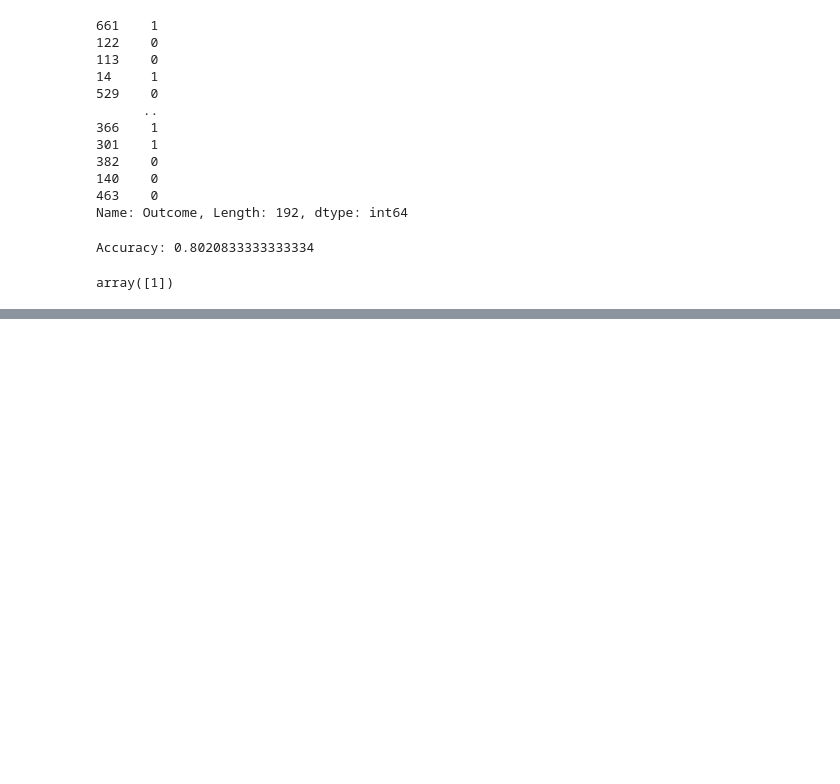
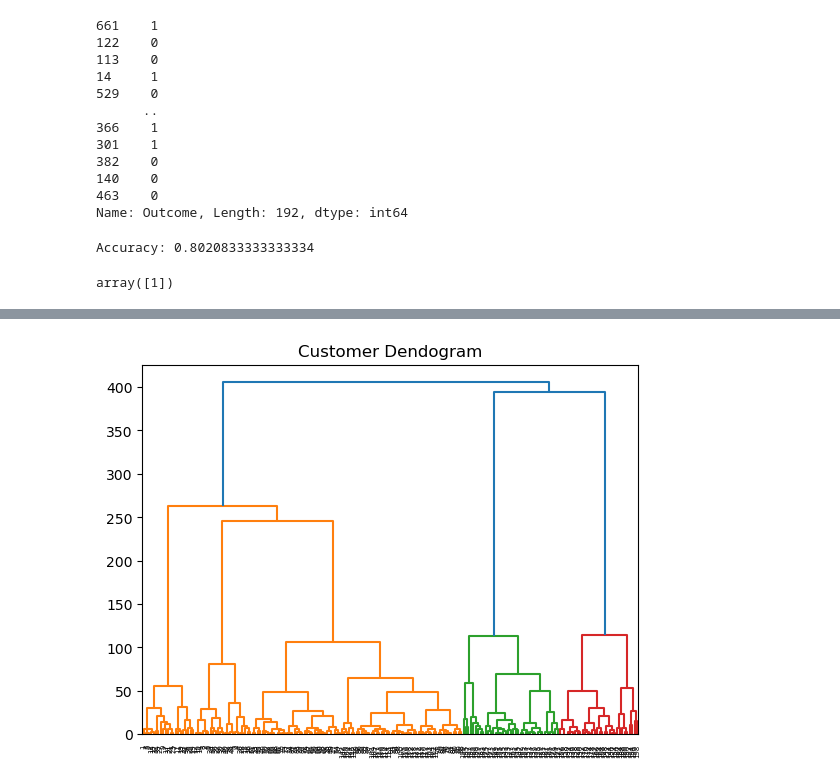
Before and after one commit to vedant23nanoti-spec/Python-ML--libraries-, a Jupyter notebook: intro to machine learning.ipynb, the cells around one changed output, grey strips where cells are left out. Saved outputs shown, nothing was run; the diff lists cells and outputs as text; code cells hidden in the pictures; blank space fills up the shorter version.

```diff
--- a/intro to machine learning.ipynb
+++ b/intro to machine learning.ipynb
@@ -722,0 +837,3 @@ array([1])
+# %%
+#2 reading of data from csv
+customer_data=pd.read_csv("C:\\Users\\vedan\\Downloads\\datasets\\shopping_data.csv")
@@ -722,0 +853,3 @@ array([1])
+# %%
+#3 dataset has 5 columns but we have tom feature it in a 2d so only take 2 columns
+data=customer_data.iloc[ : ,3: 5]
@@ -722,0 +872,7 @@ array([1])
+# %%
+#4 need to know cluster and creating a dendogram
+import scipy.cluster.hierarchy as shc
+plt.title("Customer Dendogram")
+dend=shc.dendrogram(shc.linkage(data,method='ward'))
+# %% [output]
+[figure, added]
```
Also changed, not shown: parts of 21 cells of this notebook.
